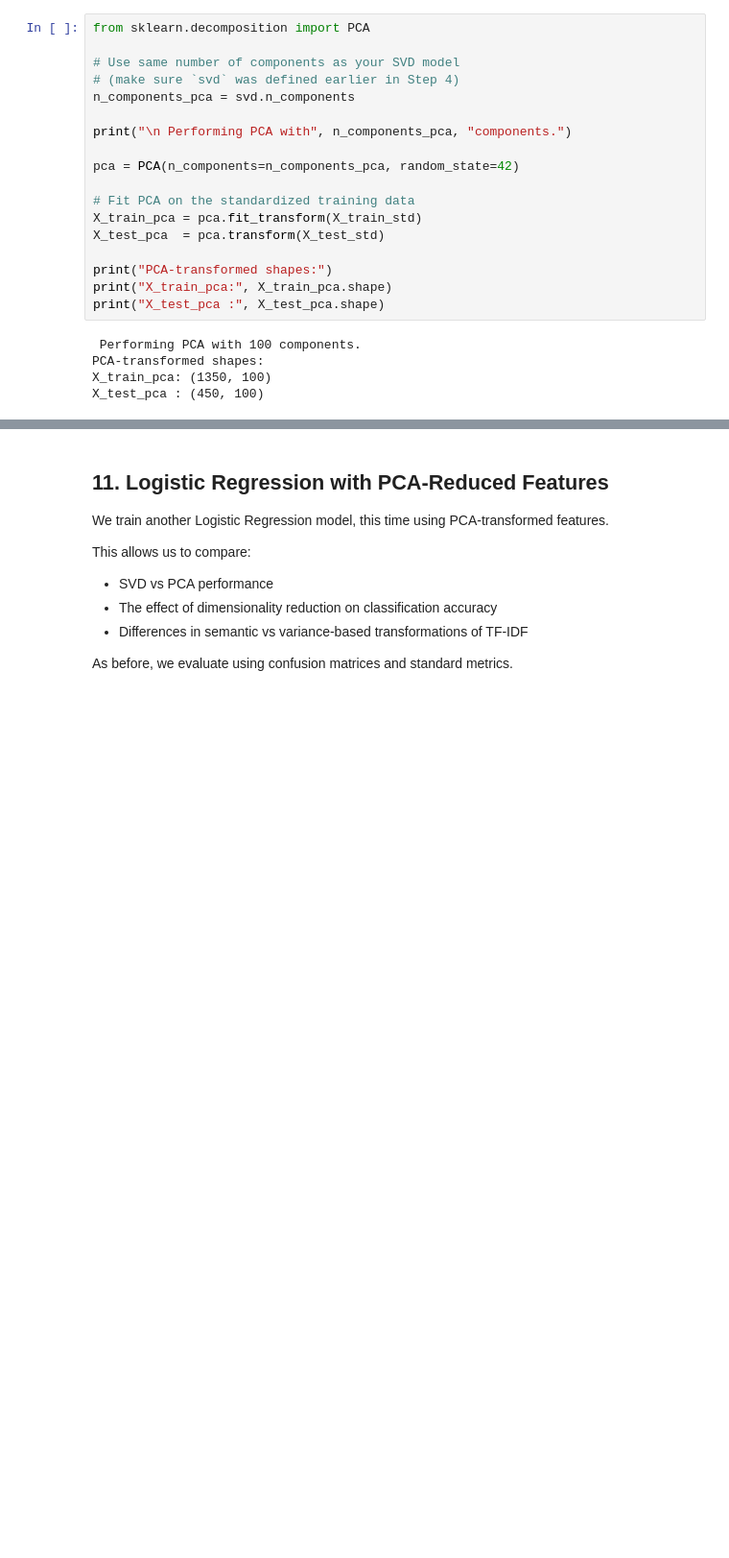
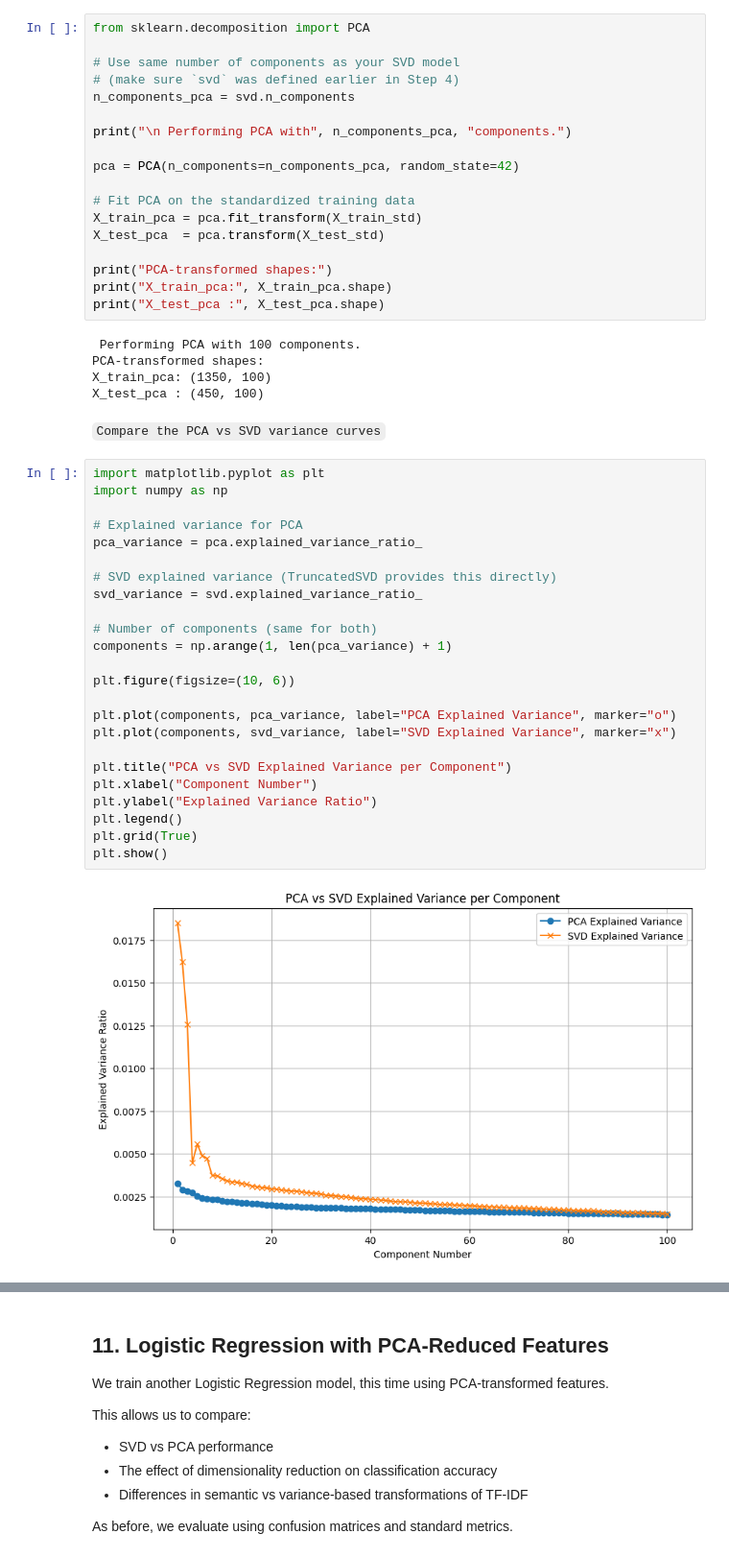
Before and after one commit to Albrightmaduka9053136/text-classification-dimensionality-reduction-group2, a Jupyter notebook: text_classification_dimensionality_reduction_group2.ipynb, the cells around one changed output, grey strips where cells are left out. Shown at 96% size. Cells and saved outputs as stored; diff of their text form; blank space fills up the shorter version.

Commit message:
Added a comparison graph for variance of PCA Vs SVD

```diff
--- a/text_classification_dimensionality_reduction_group2.ipynb
+++ b/text_classification_dimensionality_reduction_group2.ipynb
@@ -678,3 +678,31 @@ print("X_test_pca :", X_test_pca.shape)
 PCA-transformed shapes:
 X_train_pca: (1350, 100)
 X_test_pca : (450, 100)
+# %% [markdown]
+`Compare the PCA vs SVD variance curves`
+# %%
+import matplotlib.pyplot as plt
+import numpy as np
+
+# Explained variance for PCA
+pca_variance = pca.explained_variance_ratio_
+
+# SVD explained variance (TruncatedSVD provides this directly)
+svd_variance = svd.explained_variance_ratio_
+
+# Number of components (same for both)
+components = np.arange(1, len(pca_variance) + 1)
+
+plt.figure(figsize=(10, 6))
+
+plt.plot(components, pca_variance, label="PCA Explained Variance", marker="o")
+plt.plot(components, svd_variance, label="SVD Explained Variance", marker="x")
+
+plt.title("PCA vs SVD Explained Variance per Component")
+plt.xlabel("Component Number")
+plt.ylabel("Explained Variance Ratio")
+plt.legend()
+plt.grid(True)
+plt.show()
+# %% [output]
+[figure, added]
```
Also changed, not shown: parts of 1 cell of this notebook.
